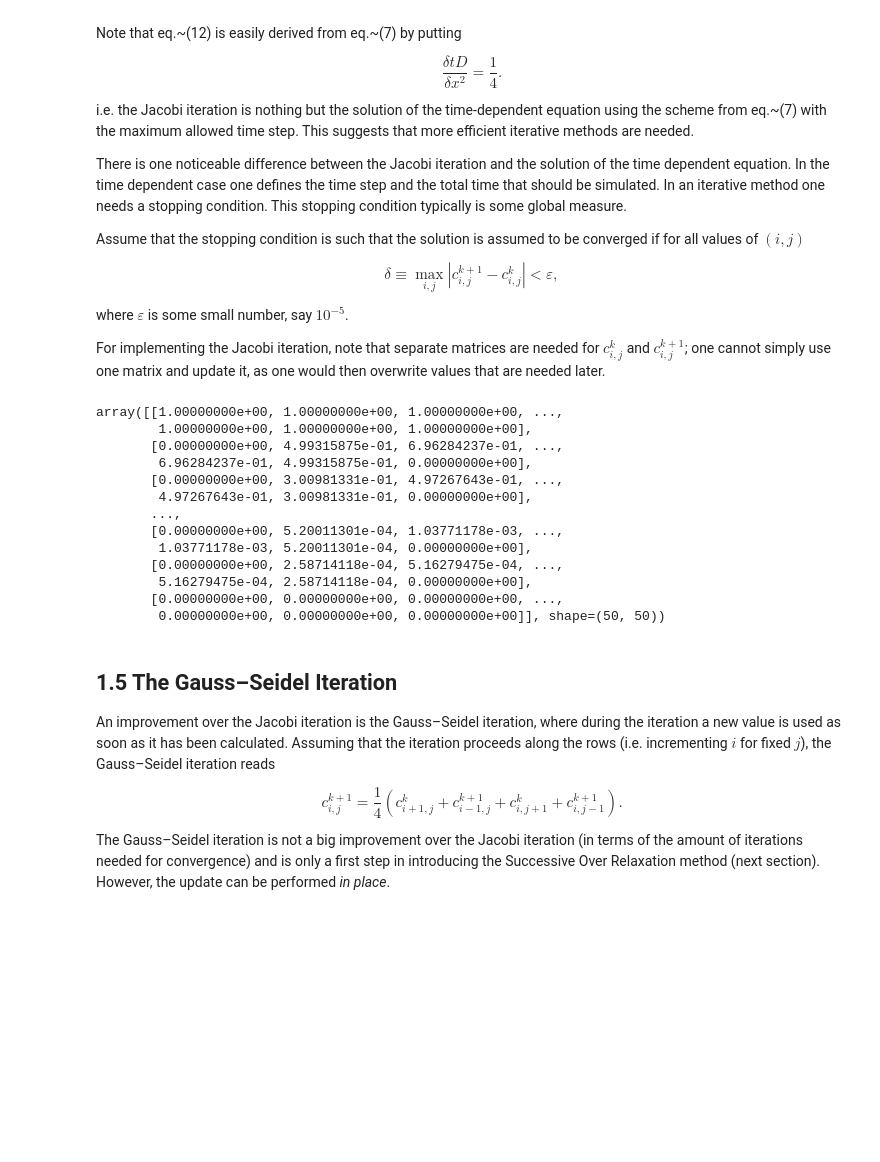
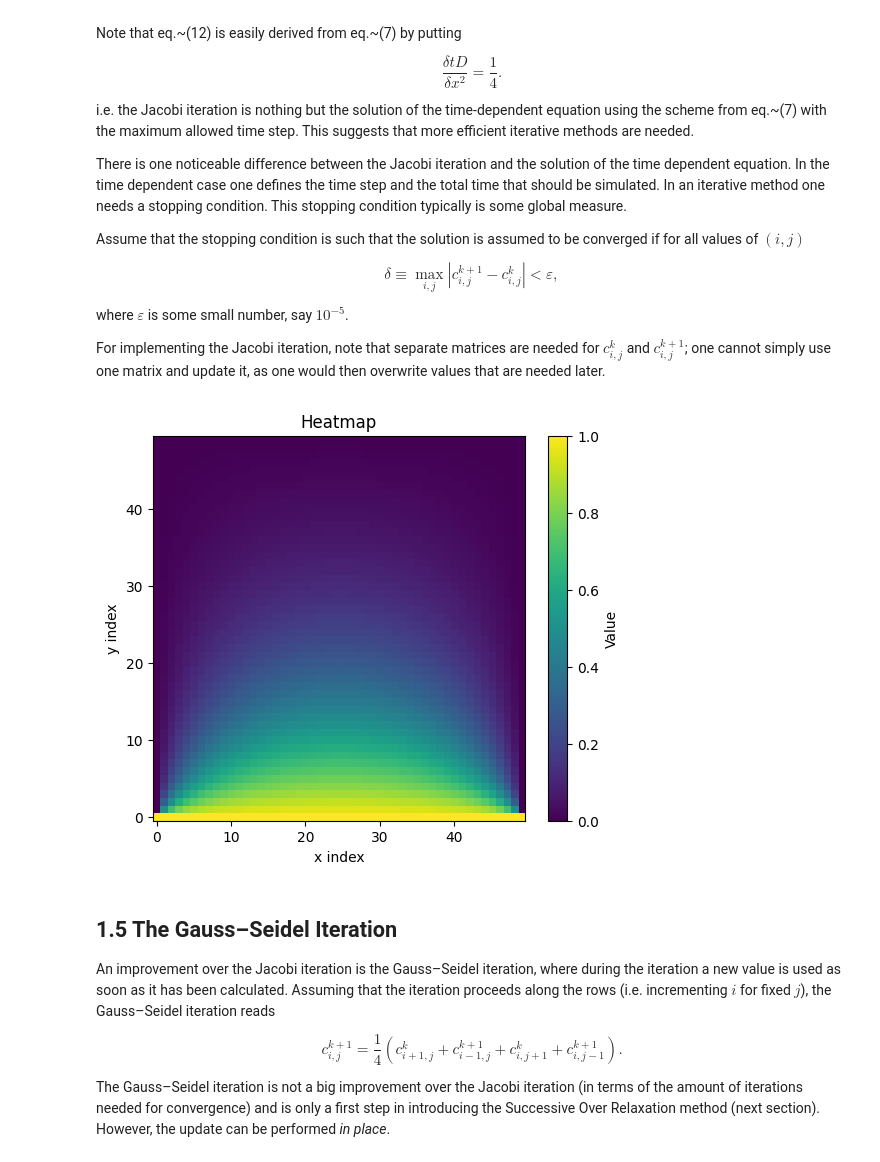
Before and after one commit to Hunter-13-z/Scientific-Computing, a Jupyter notebook: Assignment 1/pdes_and_iterative_methods.ipynb, the cells around one changed output. Drawn from its saved outputs; the diff is of its cells as text; code cells hidden in the pictures; blank space fills up the shorter version.

```diff
--- a/Assignment 1/pdes_and_iterative_methods.ipynb
+++ b/Assignment 1/pdes_and_iterative_methods.ipynb
@@ -130,21 +130,10 @@ For implementing the Jacobi iteration, note that separate matrices are needed fo
 from utils import jacobi
 u = jacobi(50,50)
 # %%
-u
+from visuals import plot_heatmap
+plot_heatmap(u)
 # %% [output]
-array([[1.00000000e+00, 1.00000000e+00, 1.00000000e+00, ...,
-        1.00000000e+00, 1.00000000e+00, 1.00000000e+00],
-       [0.00000000e+00, 4.99315875e-01, 6.96284237e-01, ...,
-        6.96284237e-01, 4.99315875e-01, 0.00000000e+00],
-       [0.00000000e+00, 3.00981331e-01, 4.97267643e-01, ...,
-        4.97267643e-01, 3.00981331e-01, 0.00000000e+00],
-       ...,
-       [0.00000000e+00, 5.20011301e-04, 1.03771178e-03, ...,
-        1.03771178e-03, 5.20011301e-04, 0.00000000e+00],
-       [0.00000000e+00, 2.58714118e-04, 5.16279475e-04, ...,
-        5.16279475e-04, 2.58714118e-04, 0.00000000e+00],
-       [0.00000000e+00, 0.00000000e+00, 0.00000000e+00, ...,
-        0.00000000e+00, 0.00000000e+00, 0.00000000e+00]], shape=(50, 50))
+[figure, added]
 # %% [markdown]
 ## 1.5 The Gauss–Seidel Iteration
 
```
Also changed, not shown: parts of 1 cell of this notebook, 3 other files.
